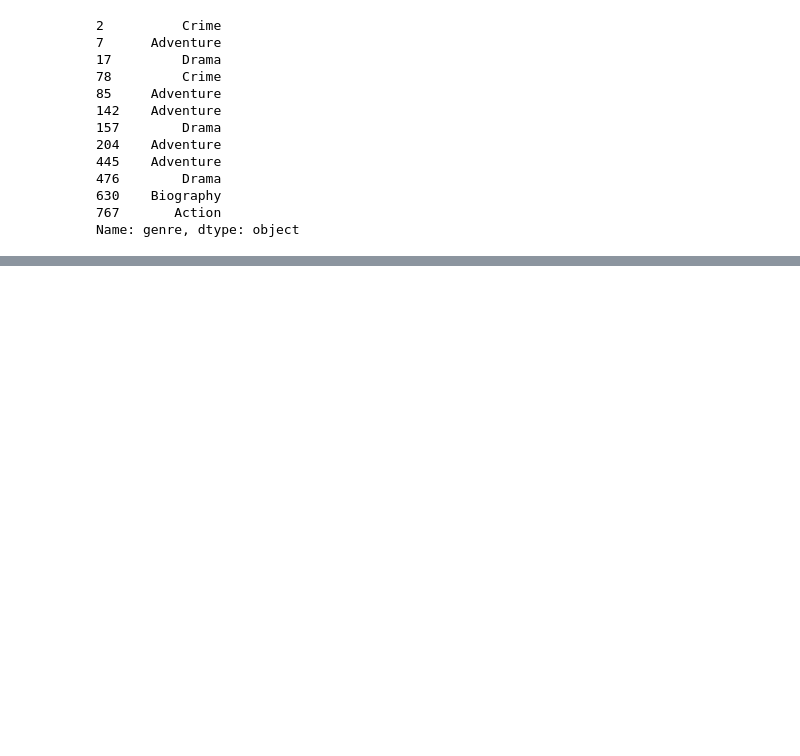
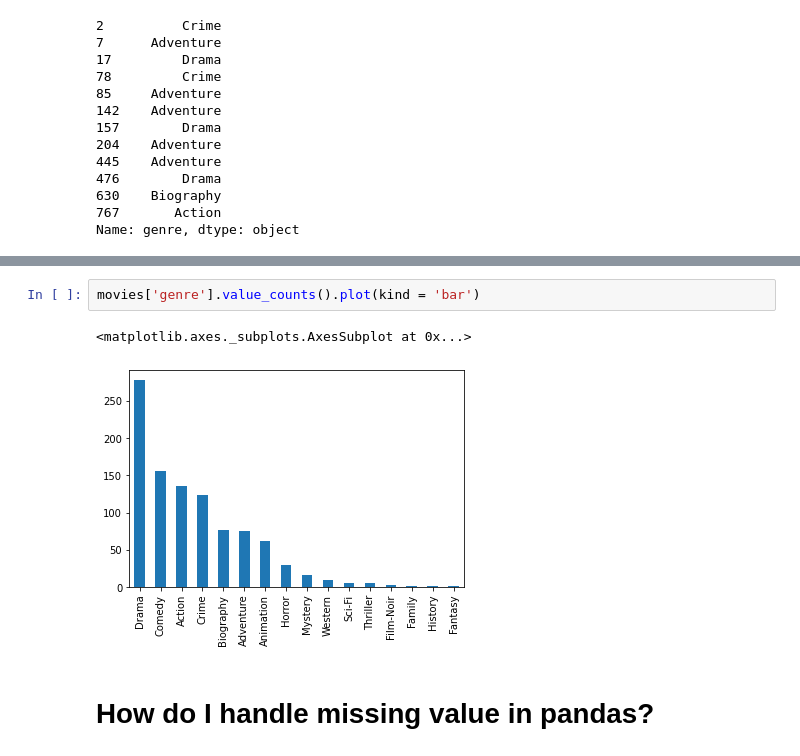
Before and after one commit to monisakhtar/ML, a Jupyter notebook: Pandas.ipynb, the cells around one changed output, grey strips where cells are left out. Drawn from its saved outputs; the diff is of its cells as text; blank space fills up the shorter version.

```diff
--- a/Pandas.ipynb
+++ b/Pandas.ipynb
@@ -489,0 +974,7 @@ Name: genre, dtype: object
+# %%
+movies['genre'].value_counts().plot(kind = 'bar')
+# %% [output]
+<matplotlib.axes._subplots.AxesSubplot at 0x...>
+[figure, added]
+# %% [markdown]
+# **How do I handle missing value in pandas?**
```
Also changed, not shown: parts of 53 cells of this notebook.
